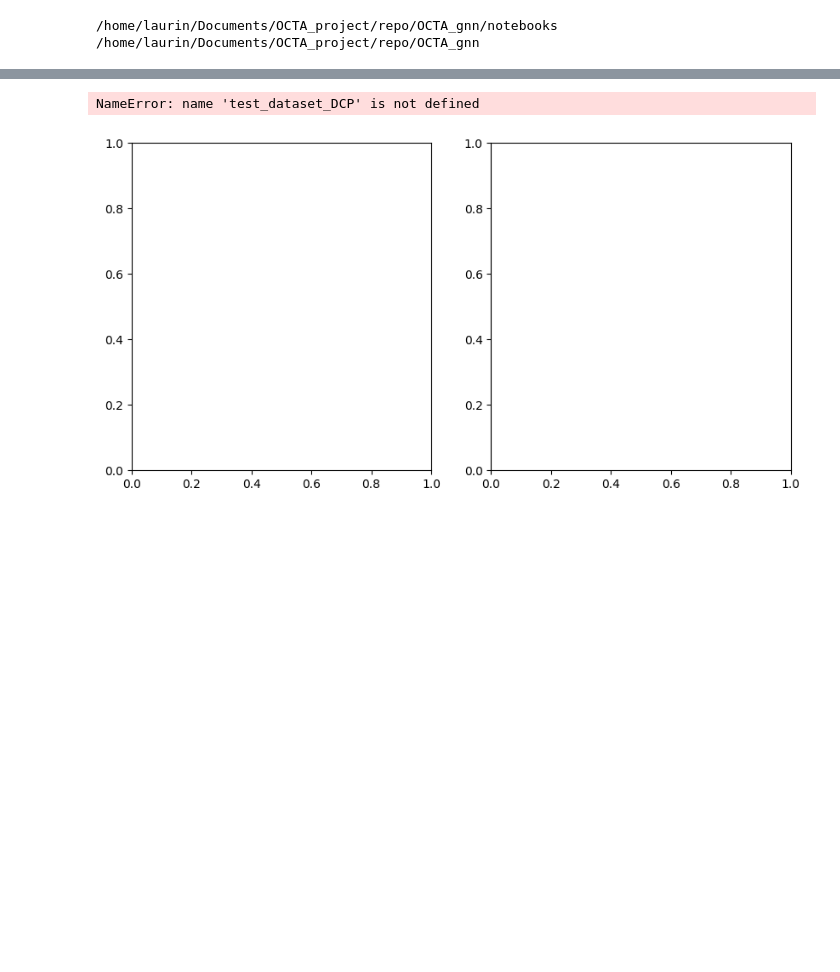
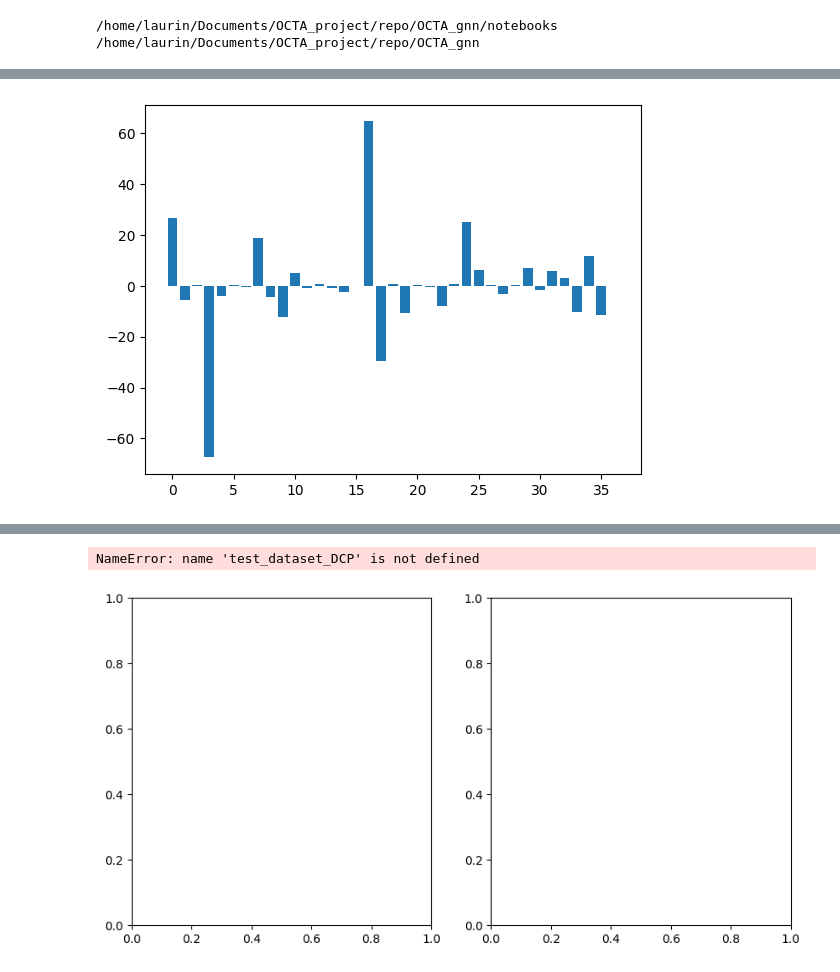
Before and after one commit to luxtu/graphs_in_ophthalmology, a Jupyter notebook: notebooks/graph_feature_explore_CV_FAZ.ipynb, the cells around one changed output, grey strips where cells are left out. Saved outputs shown, nothing was run; the diff lists cells and outputs as text; code cells hidden in the pictures; blank space fills up the shorter version.

```diff
--- a/notebooks/graph_feature_explore_CV_FAZ.ipynb
+++ b/notebooks/graph_feature_explore_CV_FAZ.ipynb
@@ -507,0 +669,94 @@ features_label_dict["graph_1"]
+# %%
+# fit an LDAModel
+from sklearn.discriminant_analysis import LinearDiscriminantAnalysis
+clf = LinearDiscriminantAnalysis()
+X_vessel = graph_1_corr[:, :-1]  # all columns except the last one
+y = graph_1_corr[:, -1]  # the last column
+
+X = np.array(X_vessel)
+# create new feature, distance from the centroid
+
+# get the position of centroid-0 and centroid-1
+centroid_0_idx = features_label_dict["graph_1"].index("centroid-0")
+centroid_1_idx = features_label_dict["graph_1"].index("centroid-1")
+# calculate the distance to the point 600, 600
+dist = np.sqrt((X[:,centroid_0_idx] - 600)**2 + (X[:,centroid_1_idx] - 600)**2)
+# add the distance to the features
+X = np.concatenate((X, dist.reshape(-1,1)), axis=1)
+
+
+# center the features
+X = X - np.mean(X, axis=0)
+#scale the features
+X = X / np.std(X, axis=0)
+
+comb_names = features_label_dict["graph_1"].copy()
+comb_names.append("distance_centroid")
+#included_features = ["length", "distance", "node2_degree", "area", "perimeter", "avgRadiusAvg", "intensity_mean", "q90", "q10"]
+#eliminate_features = []
+#for feat in comb_names:
+#    if feat not in included_features:
+#        eliminate_features.append(feat)
+#
+## delete the features
+#for feat in eliminate_features:
+#    idx = comb_names.index(feat)
+#    X = np.delete(X, idx, axis=1)
+#    comb_names.pop(idx)
+
+# remove the centroid features
+centroid_idx = comb_names.index("centroid-0")
+X = np.delete(X, centroid_idx, axis=1)
+comb_names.pop(centroid_idx)
+centroid_idx = comb_names.index("centroid-1")
+X = np.delete(X, centroid_idx, axis=1)
+comb_names.pop(centroid_idx)
+centroid_idx = comb_names.index("centroid_weighted-0")
+X = np.delete(X, centroid_idx, axis=1)
+comb_names.pop(centroid_idx)
+centroid_idx = comb_names.index("centroid_weighted-1")
+X = np.delete(X, centroid_idx, axis=1)
+comb_names.pop(centroid_idx)
+#centroid_idx = comb_names.index("degree")
+#X = np.delete(X, centroid_idx, axis=1)
+#comb_names.pop(centroid_idx)
+#centroid_idx = comb_names.index("hasNodeAtSampleBorder")
+#X = np.delete(X, centroid_idx, axis=1)
+#comb_names.pop(centroid_idx)
+#centroid_idx = comb_names.index("node1_degree")
+#X = np.delete(X, centroid_idx, axis=1)
+#comb_names.pop(centroid_idx)
+centroid_idx = comb_names.index("node2_degree")
+X = np.delete(X, centroid_idx, axis=1)
+comb_names.pop(centroid_idx)
+
+
+
+clf.fit(X, y)
+
+# get the coefficients
+for i in range(clf.scalings_.shape[1]):
+    plt.bar(np.arange(0, clf.scalings_.shape[0]), clf.scalings_[:,i])
+    plt.show()
+
+
+
+plt.figure(figsize=(50,50))
+transformed = clf.transform(X)
+plt.scatter(transformed[:,0], transformed[:,1], c=y)
+# plot the scaling coefficients as arrows on the plot
+
+for i in range(clf.scalings_.shape[0]):
+    plt.arrow(0, 0, clf.scalings_[i,0]*0.1, clf.scalings_[i,1]*0.1, color = "r", head_width = 0.1)
+    plt.text(clf.scalings_[i,0]*0.1, clf.scalings_[i,1]*0.1, comb_names[i])
+
+
+plt.show()
+
+# plt.bar(np.arange(0, clf.coef_.T[:,0].shape[0]), clf.coef_.T[:,1])
+
+# print the feature scalins with the feature names
+for i in range(clf.scalings_.shape[0]):
+    print(comb_names[i], clf.scalings_[i,0], clf.scalings_[i,1])
+# %% [output]
+[figure, added]
```
Also changed, not shown: parts of 18 cells of this notebook.
